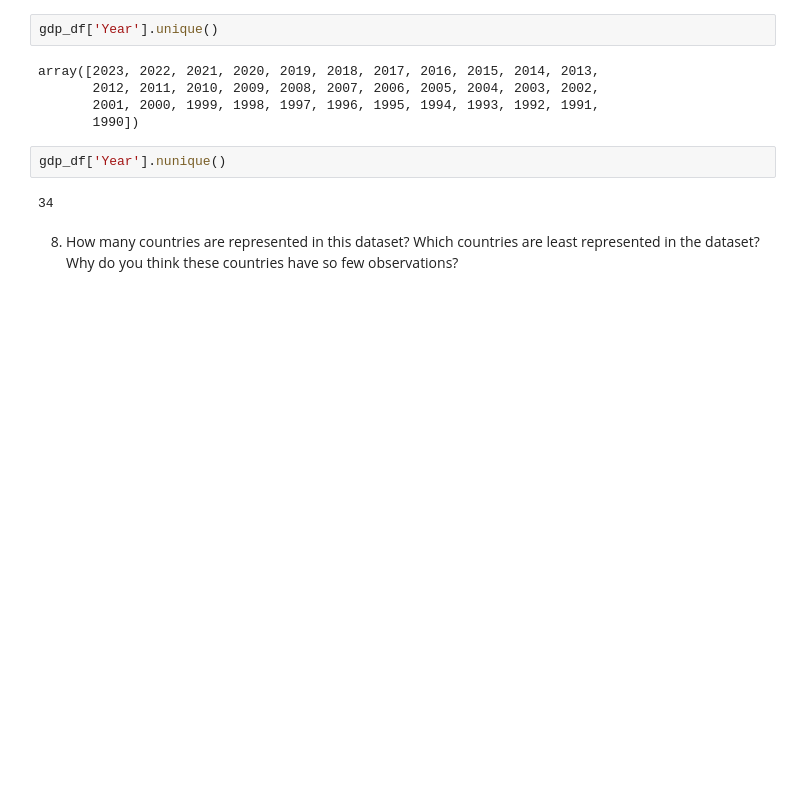
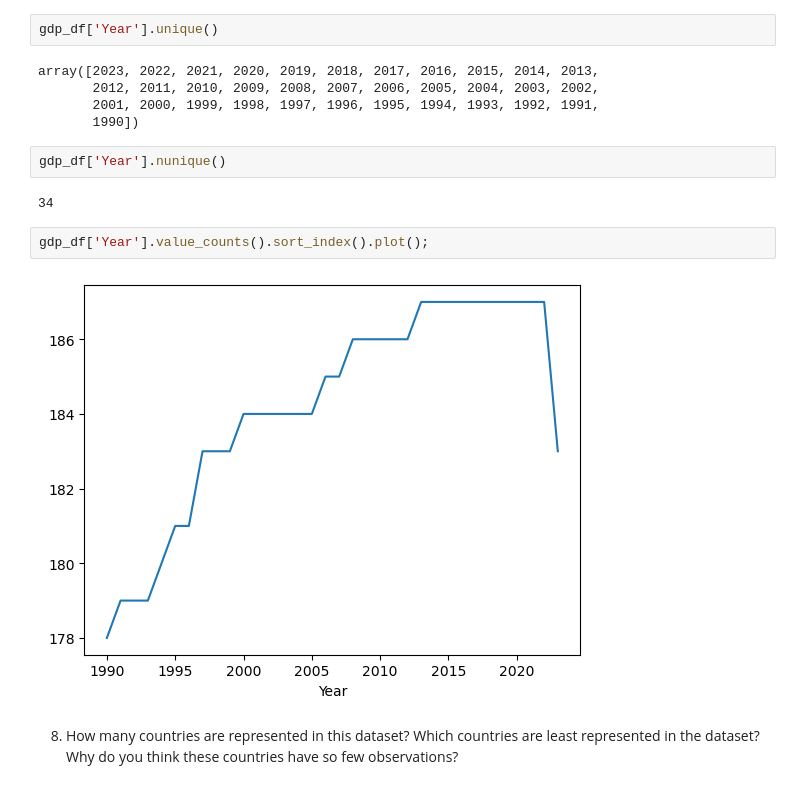
Before and after one commit to nss-data-science-cohort-9/un-exploration-joshwtacker, a Jupyter notebook: Notebook/UN_Data_Exploration.ipynb, the cells around one changed output. Saved outputs shown, nothing was run; the diff lists cells and outputs as text; blank space fills up the shorter version.

```diff
--- a/Notebook/UN_Data_Exploration.ipynb
+++ b/Notebook/UN_Data_Exploration.ipynb
@@ -105,5 +110,9 @@ array([2023, 2022, 2021, 2020, 2019, 2018, 2017, 2016, 2015, 2014, 2013,
 gdp_df['Year'].nunique()
 # %% [output]
 34
+# %%
+gdp_df['Year'].value_counts().sort_index().plot();
+# %% [output]
+[figure, added]
 # %% [markdown]
 8. How many countries are represented in this dataset? Which countries are least represented in the dataset? Why do you think these countries have so few observations?
```
Also changed, not shown: parts of 16 cells of this notebook.
